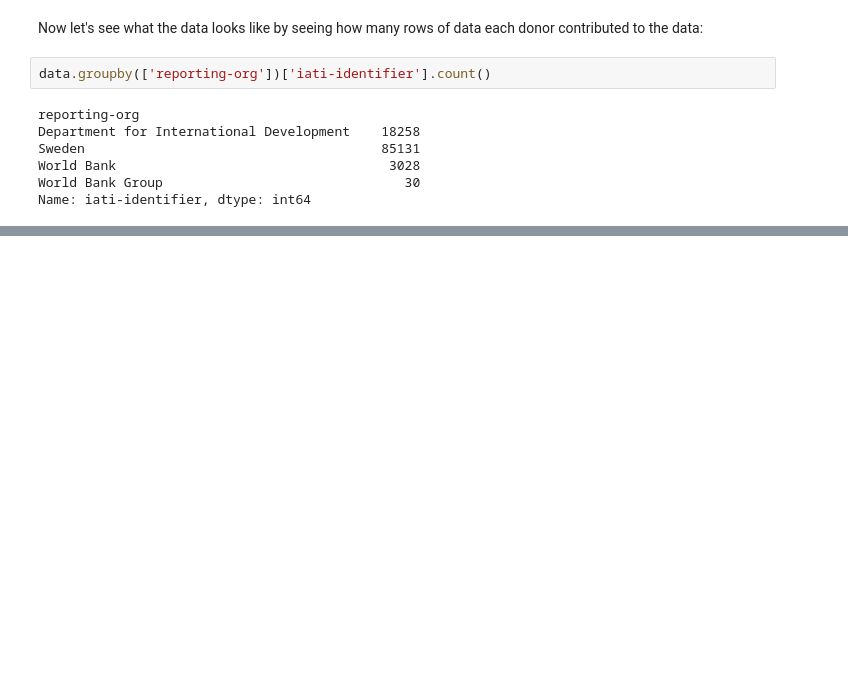
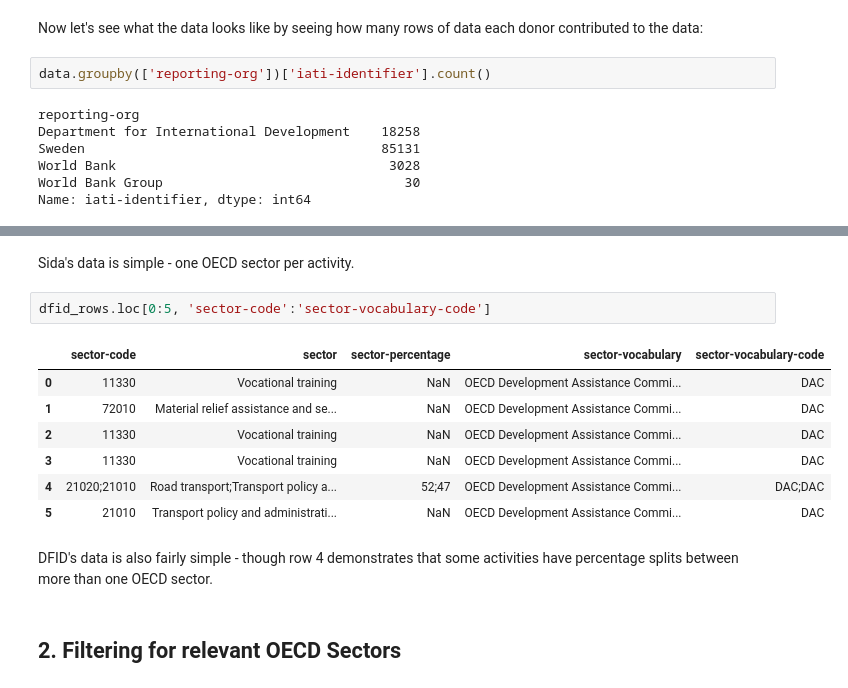
Before and after one commit to thisismattwolf/IATI_methodology, a Jupyter notebook: Methodology_notebook.ipynb, the cells around one changed output, grey strips where cells are left out. Drawn from its saved outputs; the diff is of its cells as text; blank space fills up the shorter version.

```diff
--- a/Methodology_notebook.ipynb
+++ b/Methodology_notebook.ipynb
@@ -52,0 +136,16 @@ for field in date_fields:
+# %% [markdown]
+Sida's data is simple - one OECD sector per activity.
+# %%
+dfid_rows.loc[0:5, 'sector-code':'sector-vocabulary-code']
+# %% [output]
+|  | sector-code | sector | sector-percentage | sector-vocabulary | sector-vocabulary-code |
+| 0 | 11330 | Vocational training | NaN | OECD Development Assistance Commi... | DAC |
+| 1 | 72010 | Material relief assistance and se... | NaN | OECD Development Assistance Commi... | DAC |
+| 2 | 11330 | Vocational training | NaN | OECD Development Assistance Commi... | DAC |
+| 3 | 11330 | Vocational training | NaN | OECD Development Assistance Commi... | DAC |
+| 4 | 21020;21010 | Road transport;Transport policy a... | 52;47 | OECD Development Assistance Commi... | DAC;DAC |
+| 5 | 21010 | Transport policy and administrati... | NaN | OECD Development Assistance Commi... | DAC |
+# %% [markdown]
+DFID's data is also fairly simple - though row 4 demonstrates that some activities have percentage splits between more than one OECD sector.
+# %% [markdown]
+## 2. Filtering for relevant OECD Sectors
```
Also changed, not shown: parts of 30 cells of this notebook.
